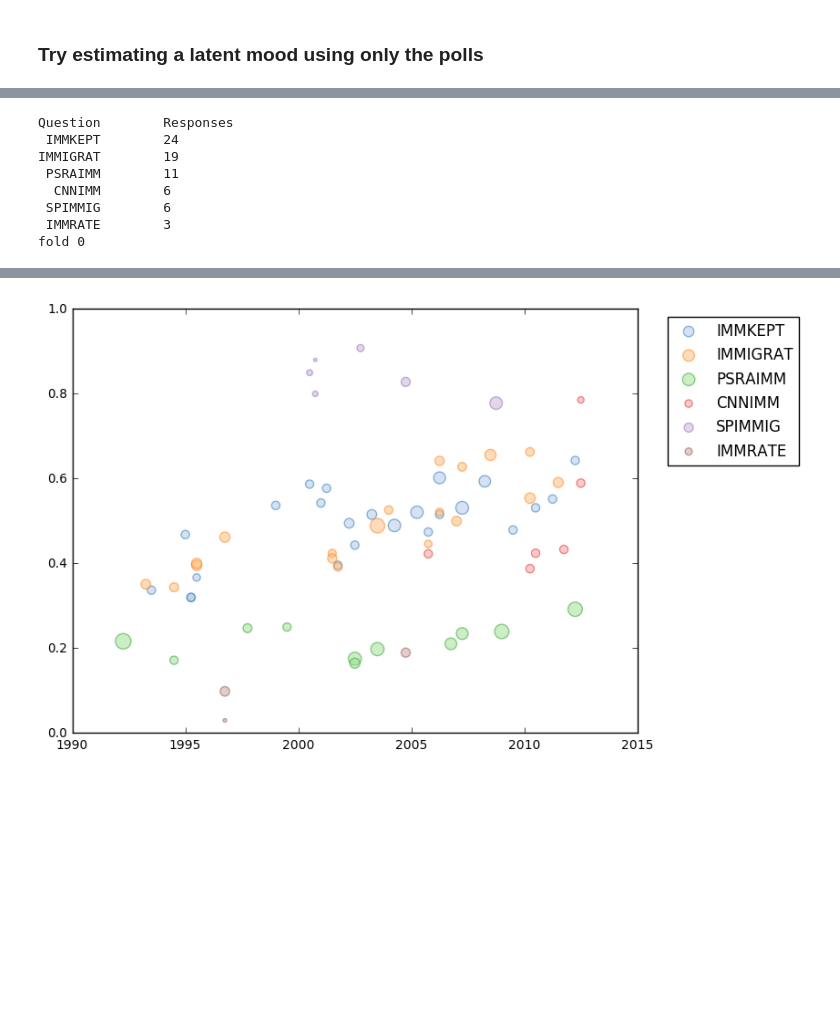
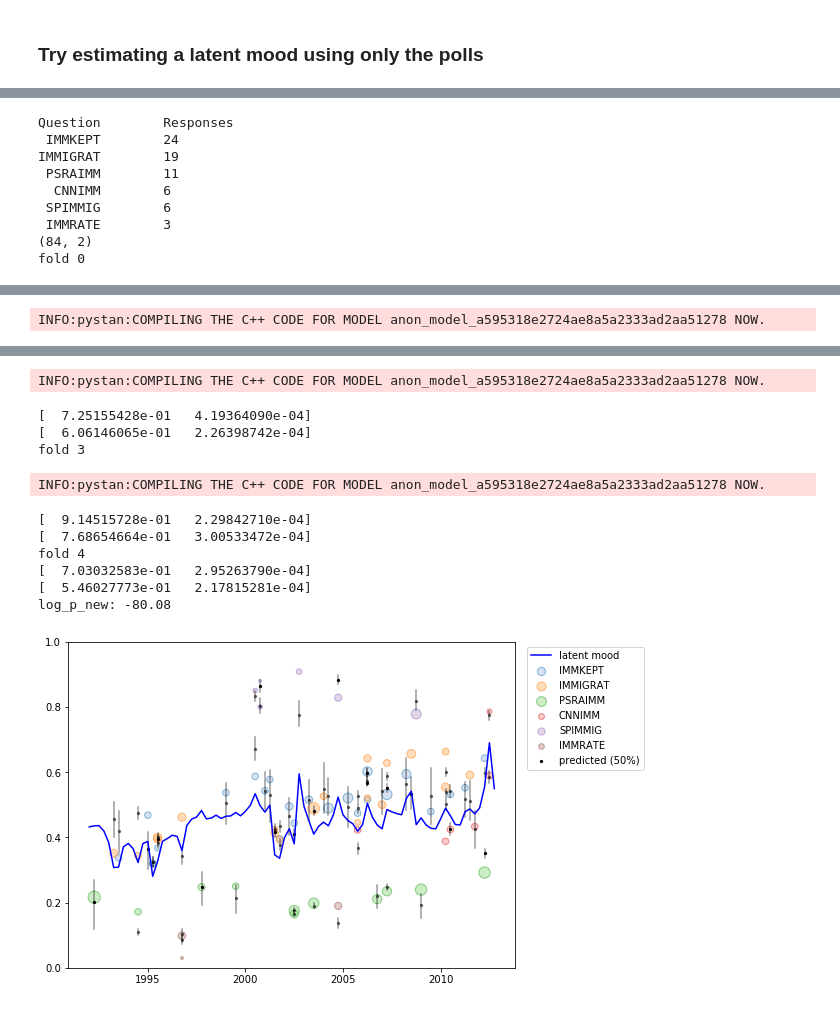
Before and after one commit to dallascard/predicting_public_opinion, a Jupyter notebook: immigration2.ipynb, the cells around one changed output, grey strips where cells are left out. Drawn from its saved outputs; the diff is of its cells as text; code cells hidden in the pictures; blank space fills up the shorter version.

```diff
--- a/immigration2.ipynb
+++ b/immigration2.ipynb
@@ -98,8 +103,9 @@ print "Loaded %d polls" % len(polls.index)
 
 # add in indicator variables for each question
 varnames = polls['Varname'].values
-questions = list(set(varnames))
-questions.sort()
+#questions = list(set(varnames))
+#questions.sort()
+questions = misc.get_top_poll_questions(polls, n=len(varnames)+1)
 question_index = dict(zip(questions, range(len(questions))))
 for q_i, q in enumerate(questions):
     polls.ix[:, q] = 0
@@ -712,6 +772,6 @@ INFO:pystan:COMPILING THE C++ CODE FOR MODEL anon_model_fd0756755714a6be88b78a7e
 # %%
 reload(plotting)
-print np.mean(fit.extract('p_t_0')['p_t_0'])
+
 p_t = fit.extract('p_t')['p_t']
 p_i = fit.extract('p_i')['p_i']
 p_t_means = np.mean(p_t, axis=0)
@@ -724,7 +784,7 @@ fig, ax = plotting.plot_polling_data(polls)
 x = [first_year + (q) * 0.25 for q in range(n_periods)]
 ax.fill_between(x,  p_t_25, p_t_75, facecolor='grey', edgecolor='white', alpha=0.2, label=None)
 for i in range(n_chains):
-    ax.plot(x, np.mean(p_t[i*n_iter/n_chains:(i+1)*n_iter/n_chains, :], axis=0), 'b', linewidth=0.5, alpha=0.8, label=None)
+    ax.plot(x, np.mean(p_t[i*n_iter/2:(i+1)*n_iter/2, :], axis=0), 'b', linewidth=0.5, alpha=0.8, label=None)
 ax.plot(x, p_t_means, 'b', linewidth=2, alpha=0.8, label='latent mood (mean)')
 ax.plot(grouped.f_date, grouped.mood, 'r', alpha=0.8, label='wcalc')
 ax.scatter(polls.f_date, p_i_means, s=5, facecolor='black', edgecolor='black', label='fitted', alpha=0.5)
@@ -732,4 +792,11 @@ for i in range(n_polls):
     f_date = polls.f_date.iloc[i]
     ax.plot([f_date, f_date], [p_i_25[i], p_i_75[i]], 'k', label=None, alpha=0.5)
 ax.legend(loc='upper right', scatterpoints=1, bbox_to_anchor=(1.3,1))
+
+fit.plot('alpha')
+fit.plot('beta')
+#fit.plot('gamma')
+fit.plot('offsets')
+
+""
 # %% [output]
@@ -837,9 +1084,22 @@ generated quantities {
 # %%
+# TONE, STORIES
+
 fig, ax = plotting.plot_polling_data(polls)
+
 n_questions = int(polls.question.max() + 1)
-n_periods = int(polls.p_quarter.max()) + 1
+n_periods = len(grouped.index)
 #ax.plot(grouped.f_date, grouped.mood, 'r', alpha=0.8, label='wcalc')
 p_t_mean = np.zeros(n_periods)
+
+tones = grouped.tone.values
+stories = grouped.stories.values
+#toneXlogStories = tones * logStories
+entropy = grouped.entropy.values
+toneXentropy = tones * entropy
+
+X = np.vstack([tones, stories]).T
+n_periods, K = X.shape
+print X.shape
 
 n_folds = 5
 for fold in range(n_folds):
@@ -848,15 +1108,23 @@ for fold in range(n_folds):
     polls_test = polls[polls.fold == fold]
     N_train, _ = polls_train.shape
     N_test, _ = polls_test.shape
-    periods_train = np.array(polls_train.p_quarter.values, dtype=int) + 1
-    periods_test = np.array(polls_test.p_quarter.values, dtype=int) + 1
-    questions_train = np.array(polls_train.question.values, dtype=int) + 1
-    questions_test = np.array(polls_test.question.values, dtype=int) + 1
+    question_indices = np.array(polls.question.values, dtype=int) + 1
+    question_indicators_train = np.zeros([N_train, n_questions])
+    question_indicators_test = np.zeros([N_test, n_questions])
+    for i in range(N_train):
+        question_indicators_train[i, polls_train.question.values[i]] = 1
+    for i in range(N_test):
+        question_indicators_test[i, polls_test.question.values[i]] = 1
+
     y_train = np.array((polls_train.value * polls_train.N).values, dtype=int)
     y_test = np.array((polls_test.value * polls_test.N).values, dtype=int)
-    t_train = np.array(polls_train.p_quarter.values, dtype=int) + 1
-    t_test = np.array(polls_test.p_quarter.values, dtype=int) + 1
-    stan_data = {'N': N_train, 'T': n_periods, 'Q': n_questions, 'y': y_train, 't': periods_train, 'n': polls_train.N.values, 'q': questions_train, 'N_new': N_test, 'y_new': y_test, 't_new': t_test, 'n_new': polls_test.N.values, 'q_new': questions_test}
+    t_train = np.array(polls_train.period.values, dtype=int) + 1
+    t_test = np.array(polls_test.period.values, dtype=int) + 1
+
+    stan_data = {'N': N_train, 'T': n_periods, 'K':K, 'Q': n_questions,
+                 'y': y_train, 't': t_train, 'n': polls_train.N.values, 'q': question_indicators_train, 'X': X,
+                 'N_new': N_test,
+                 'y_new': y_test, 't_new': t_test, 'n_new': polls_test.N.values, 'q_new': question_indicators_test}
     fit = pystan.stan(model_code=model, data=stan_data, iter=1000, chains=4)
 
     p_t = fit.extract('p_t')['p_t']
@@ -873,7 +1141,7 @@ for fold in range(n_folds):
     #ax.fill_between(x,  p_t_means+p_t_std*2, p_t_means-p_t_std*2, facecolor='grey', edgecolor='white', alpha=0.3, label=None)
     if fold == 0:
         #ax.plot(x, p_t_means, 'b', alpha=0.4, label='latent mood')
-        ax.scatter(polls_test.f_date, s_new_mean, s=5, facecolor='black', edgecolor='black', label='fitted')
+        ax.scatter(polls_test.f_date, s_new_mean, s=5, facecolor='black', edgecolor='black', label='predicted (50%)')
     else:
         #ax.plot(x, p_t_means, 'b', alpha=0.4, label=None)
         ax.scatter(polls_test.f_date, s_new_mean, s=5, facecolor='black', edgecolor='black', label=None, alpha=0.5)
@@ -881,6 +1149,16 @@ for fold in range(n_folds):
         f_date = polls_test.f_date.iloc[i]
         ax.plot([f_date, f_date], [s_new_25[i], s_new_75[i]], 'k', label=None, alpha=0.4)
 
+    gamma = fit.extract('gamma')['gamma']
+    print np.mean(gamma, axis=0)
+    print np.std(gamma, axis=0)
+
 ax.plot(x, p_t_mean/float(n_folds), 'b', label='latent mood')
 ax.legend(loc='upper right', scatterpoints=1, bbox_to_anchor=(1.3,1))
+
+from scipy.misc import logsumexp
+log_p_new = fit.extract('log_p_new')['log_p_new']
+n_iter = log_p_new.size
+posterior_predictive = logsumexp(log_p_new) - np.log(n_iter)
+print "log_p_new: %0.2f" % posterior_predictive
 # %% [output]
@@ -892,4 +1170,5 @@ IMMIGRAT        19
   CNNIMM        6
  SPIMMIG        6
  IMMRATE        3
+(84, 2)
 fold 0
@@ -896,0 +1179 @@ KeyboardInterrupt:
+INFO:pystan:COMPILING THE C++ CODE FOR MODEL anon_model_a595318e2724ae8a5a2333ad2aa51278 NOW.
@@ -897 +1183,12 @@ KeyboardInterrupt:
+INFO:pystan:COMPILING THE C++ CODE FOR MODEL anon_model_a595318e2724ae8a5a2333ad2aa51278 NOW.
+[  7.25155428e-01   4.19364090e-04]
+[  6.06146065e-01   2.26398742e-04]
+fold 3
+INFO:pystan:COMPILING THE C++ CODE FOR MODEL anon_model_a595318e2724ae8a5a2333ad2aa51278 NOW.
+[  9.14515728e-01   2.29842710e-04]
+[  7.68654664e-01   3.00533472e-04]
+fold 4
+[  7.03032583e-01   2.95263790e-04]
+[  5.46027773e-01   2.17815281e-04]
+log_p_new: -80.08
-[figure, old version]
+[figure, new version]
```
Also changed, not shown: parts of 32 cells of this notebook, 5 other files.
